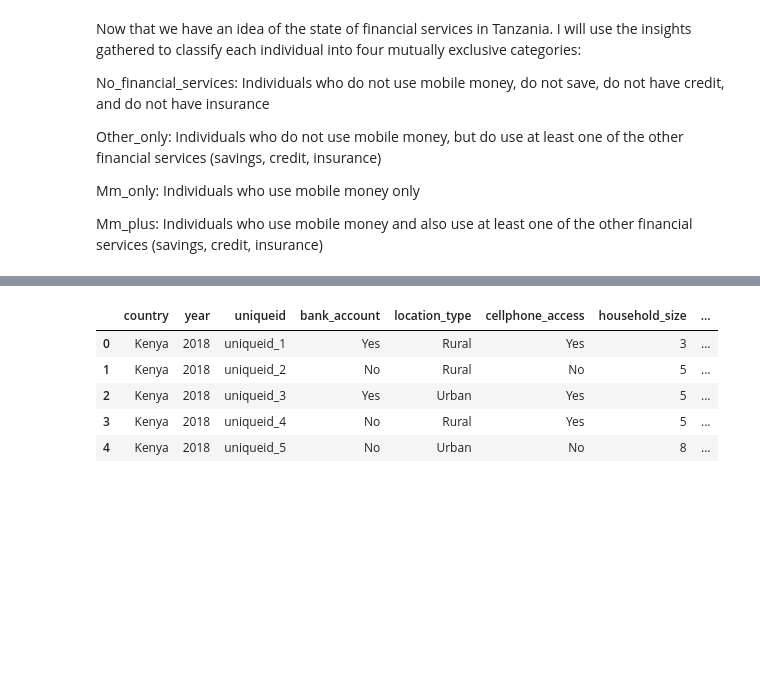
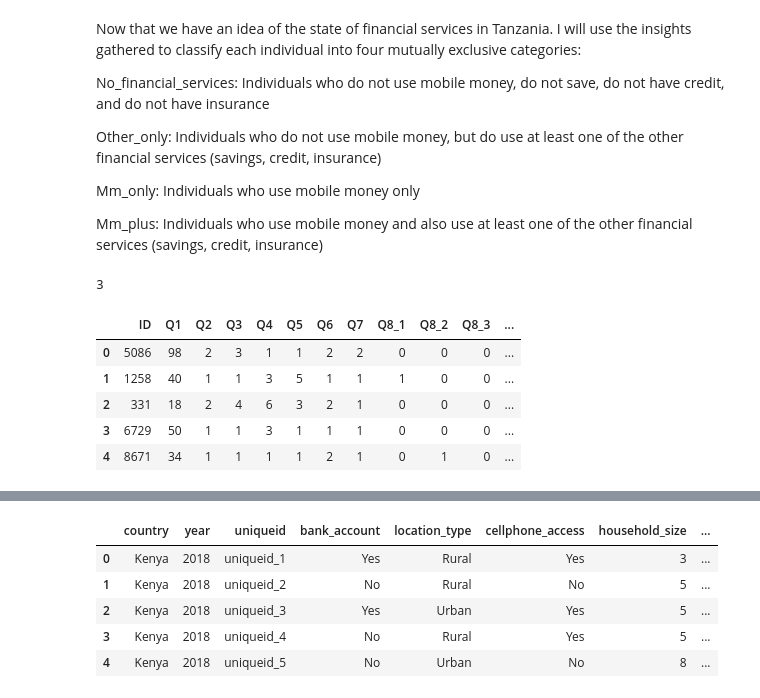
Before and after one commit to masterford/ExploratoryDataAnalysis, a Jupyter notebook: 545_final_project.ipynb, the cells around one changed output, grey strips where cells are left out. Drawn from its saved outputs; the diff is of its cells as text; code cells hidden in the pictures; blank space fills up the shorter version.

```diff
--- a/545_final_project.ipynb
+++ b/545_final_project.ipynb
@@ -325,6 +430,24 @@ Now that we have an idea of the state of financial services in Tanzania. I will
  Mm_only: Individuals who use mobile money only
 
  Mm_plus: Individuals who use mobile money and also use at least one of the other financial services (savings, credit, insurance)
+# %%
+tanzania_map_train_df = pd.read_csv(url_list[4], encoding = "ISO-8859-1")
+tanzania_map_test_df = pd.read_csv(url_list[5], encoding = "ISO-8859-1")
+
+tanzania_map_train_label = tanzania_map_train_df['mobile_money_classification'].array
 # %%
 #Modelling Dataframes
-financial_incl_train_df = pd.read_csv(url_list[0])
+#financial_incl_train_df = pd.read_csv(url_list[0])
+
+tanzania_map_train_label[3]
+# %% [output]
+3
+# %%
+tanzania_map_train_df.head(5)
+# %% [output]
+|  | ID | Q1 | Q2 | Q3 | Q4 | Q5 | Q6 | Q7 | Q8_1 | Q8_2 | Q8_3 | ... |
+| 0 | 5086 | 98 | 2 | 3 | 1 | 1 | 2 | 2 | 0 | 0 | 0 | ... |
+| 1 | 1258 | 40 | 1 | 1 | 3 | 5 | 1 | 1 | 1 | 0 | 0 | ... |
+| 2 | 331 | 18 | 2 | 4 | 6 | 3 | 2 | 1 | 0 | 0 | 0 | ... |
+| 3 | 6729 | 50 | 1 | 1 | 3 | 1 | 1 | 1 | 0 | 0 | 0 | ... |
+| 4 | 8671 | 34 | 1 | 1 | 1 | 1 | 2 | 1 | 0 | 1 | 0 | ... |
```
Also changed, not shown: parts of 9 cells of this notebook.
